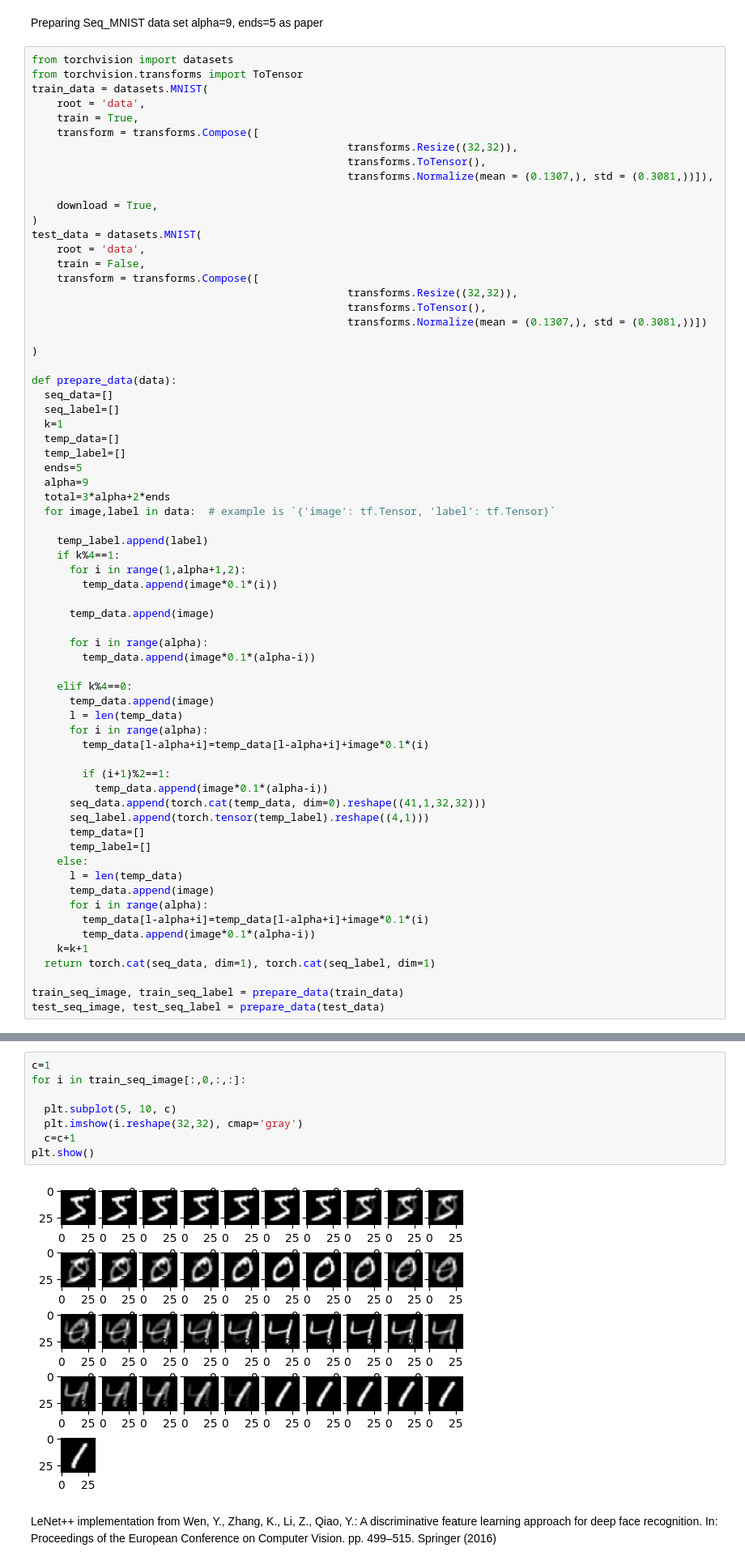
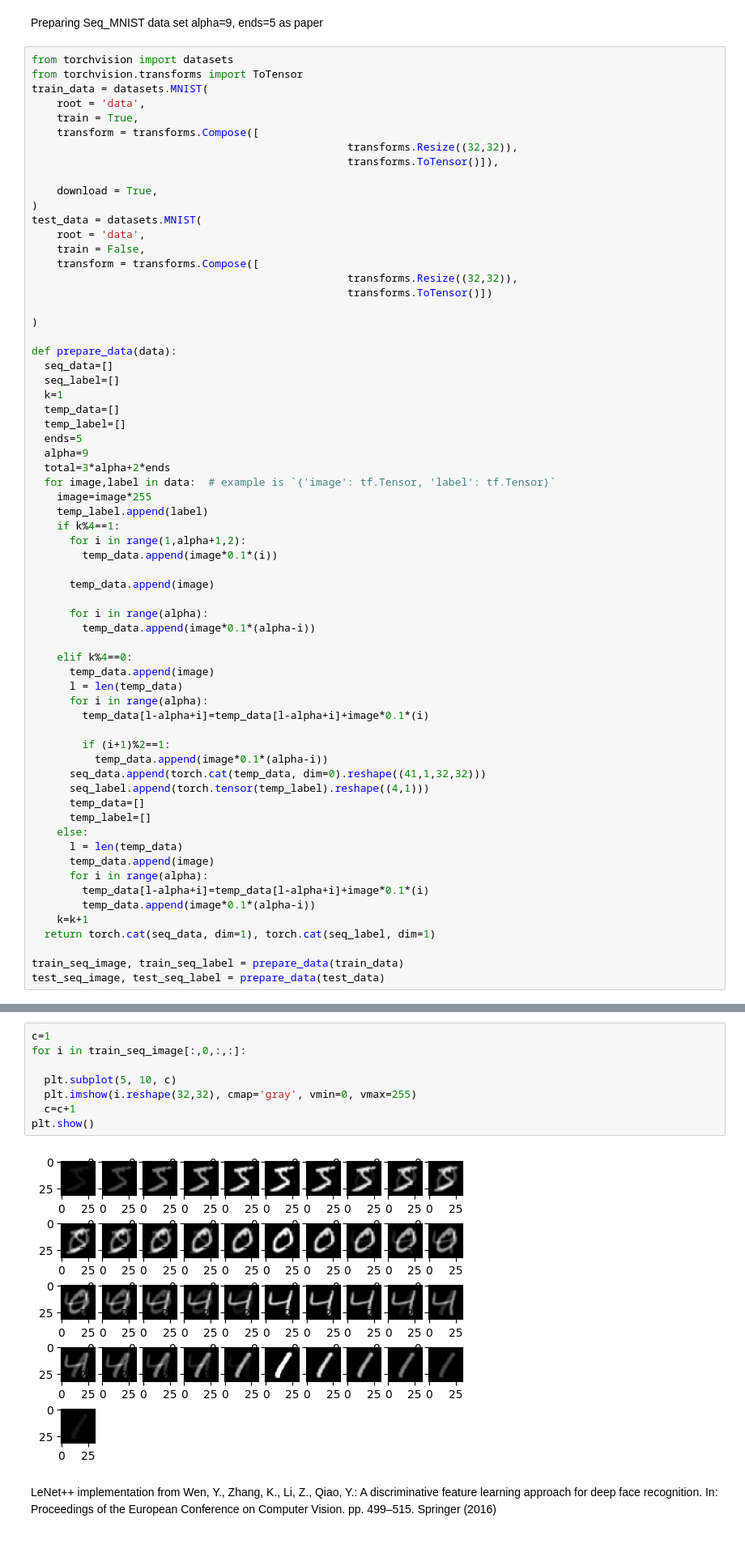
Before and after one commit to CENG502-Projects/CENG502-Spring2023, a Jupyter notebook: Akpinar/radialCTC.ipynb, the cells around one changed output, grey strips where cells are left out. Shown at 81% size. Saved outputs shown, nothing was run; the diff lists cells and outputs as text.

```diff
--- a/Akpinar/radialCTC.ipynb
+++ b/Akpinar/radialCTC.ipynb
@@ -38,8 +38,7 @@ train_data = datasets.MNIST(
     train = True,
     transform = transforms.Compose([
                                                   transforms.Resize((32,32)),
-                                                  transforms.ToTensor(),
-                                                  transforms.Normalize(mean = (0.1307,), std = (0.3081,))]),
+                                                  transforms.ToTensor()]),
 
     download = True,
 )
@@ -48,8 +47,7 @@ test_data = datasets.MNIST(
     train = False,
     transform = transforms.Compose([
                                                   transforms.Resize((32,32)),
-                                                  transforms.ToTensor(),
-                                                  transforms.Normalize(mean = (0.1307,), std = (0.3081,))])
+                                                  transforms.ToTensor()])
 
 )
 
@@ -63,7 +61,7 @@ def prepare_data(data):
   alpha=9
   total=3*alpha+2*ends
   for image,label in data:  # example is `{'image': tf.Tensor, 'label': tf.Tensor}`
-
+    image=image*255
     temp_label.append(label)
     if k%4==1:
       for i in range(1,alpha+1,2):
@@ -104,13 +114,13 @@ torch.Size([41, 32, 32])
 # %%
 c=1
 for i in train_seq_image[:,0,:,:]:
 
   plt.subplot(5, 10, c)
-  plt.imshow(i.reshape(32,32), cmap='gray')
+  plt.imshow(i.reshape(32,32), cmap='gray', vmin=0, vmax=255)
   c=c+1
 plt.show()
 # %% [output]
-[figure, old version]
+[figure, new version]
 # %% [markdown]
 LeNet++ implementation from Wen, Y., Zhang, K., Li, Z., Qiao, Y.: A discriminative feature learning approach for
 deep face recognition. In: Proceedings of the European Conference on Computer
```
Also changed, not shown: parts of 26 cells of this notebook.
